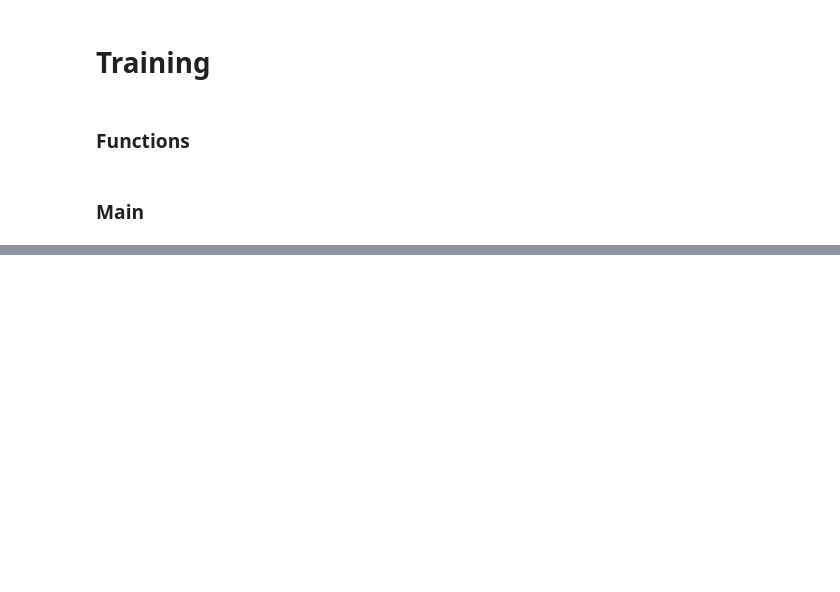
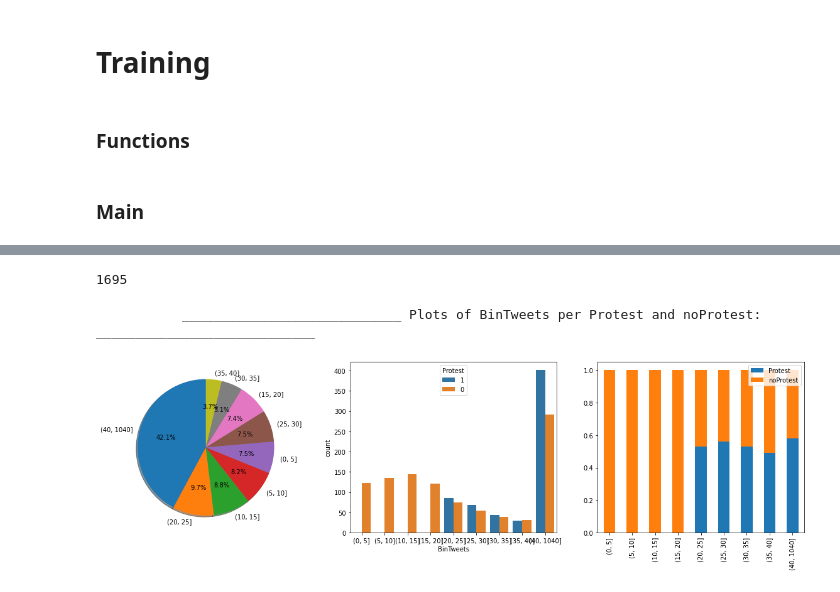
Before and after one commit to HraklisPapag/Team-Riot, a Jupyter notebook: model_training.ipynb, the cells around one changed output, grey strips where cells are left out. Cells and saved outputs as stored; diff of their text form; code cells hidden in the pictures; blank space fills up the shorter version.

```diff
--- a/model_training.ipynb
+++ b/model_training.ipynb
@@ -61,0 +104,3 @@ lin
+# %%
+training = training.loc[((training['Protest']== 1) & (training['NuTweets'] > 20) )| (training['Protest']==0)]
+training.head(10)
@@ -61,0 +119,19 @@ lin
+# %%
+NuTweets = training["NuTweets"]
+# %%
+bins = []
+for i in range(0,40,5):
+    bins.append(i)
+for i in range(40,max(NuTweets),1000):
+    bins.append(i)
+# %%
+max(NuTweets)
+# %% [output]
+1695
+# %%
+training['BinTweets'] = pd.cut(training['NuTweets'],bins)
+# %%
+charts('BinTweets',training)
+# %% [output]
+           ____________________________ Plots of BinTweets per Protest and noProtest: ____________________________
+[figure, added]
```
Also changed, not shown: parts of 17 cells of this notebook, 1 other file.
